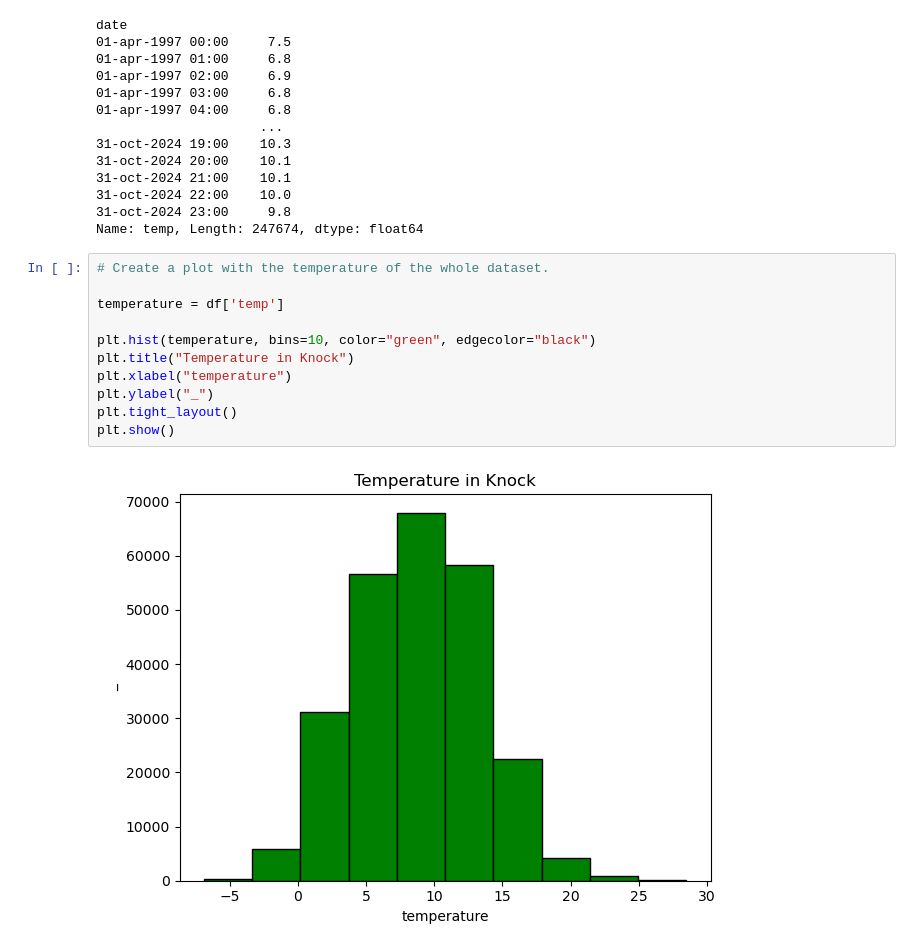
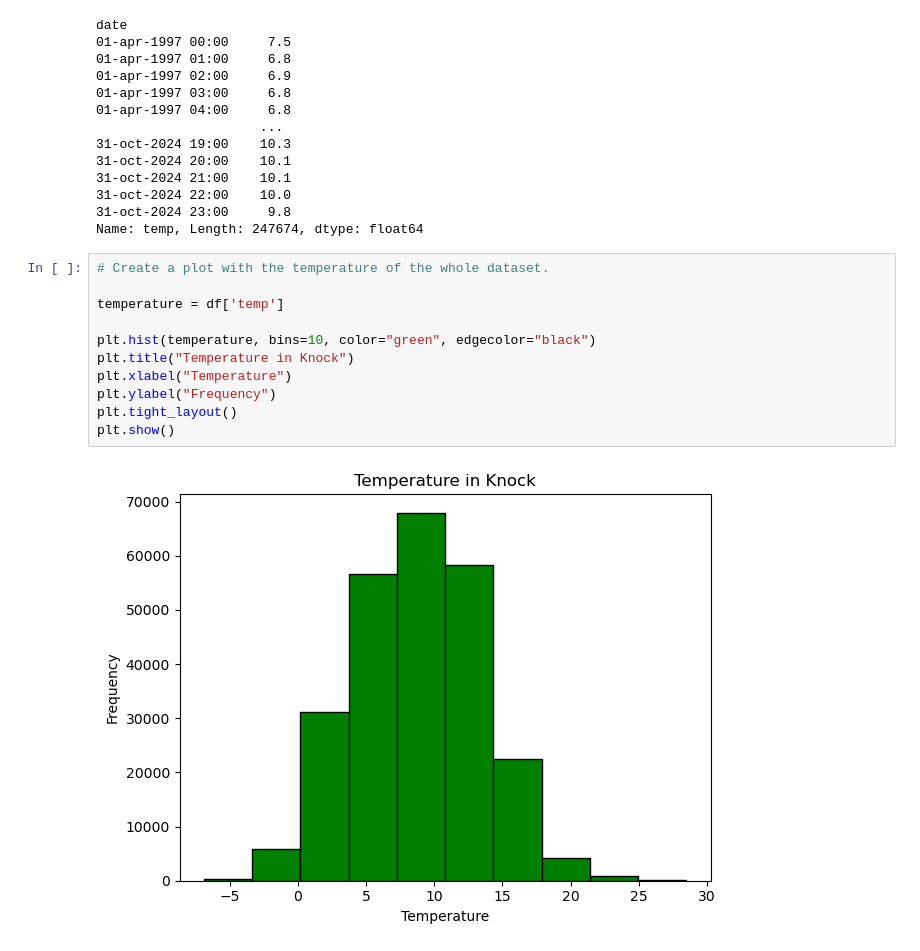
Before and after one commit to Jennyicano/PFDA, a Jupyter notebook: assignments/assignment_6_Weather.ipynb, the cells around one changed output. Saved outputs shown, nothing was run; the diff lists cells and outputs as text.

Commit message:
updating the plot for temperature and day temperature mean

```diff
--- a/assignments/assignment_6_Weather.ipynb
+++ b/assignments/assignment_6_Weather.ipynb
@@ -142,13 +142,13 @@ Name: temp, Length: 247674, dtype: float64
 # %%
 # Create a plot with the temperature of the whole dataset.
 
 temperature = df['temp']
 
 plt.hist(temperature, bins=10, color="green", edgecolor="black")
 plt.title("Temperature in Knock")
-plt.xlabel("temperature")
-plt.ylabel("_")
+plt.xlabel("Temperature")
+plt.ylabel("Frequency")
 plt.tight_layout()
 plt.show()
 # %% [output]
-[figure, old version]
+[figure, new version]
```
Also changed, not shown: parts of 11 cells of this notebook.
